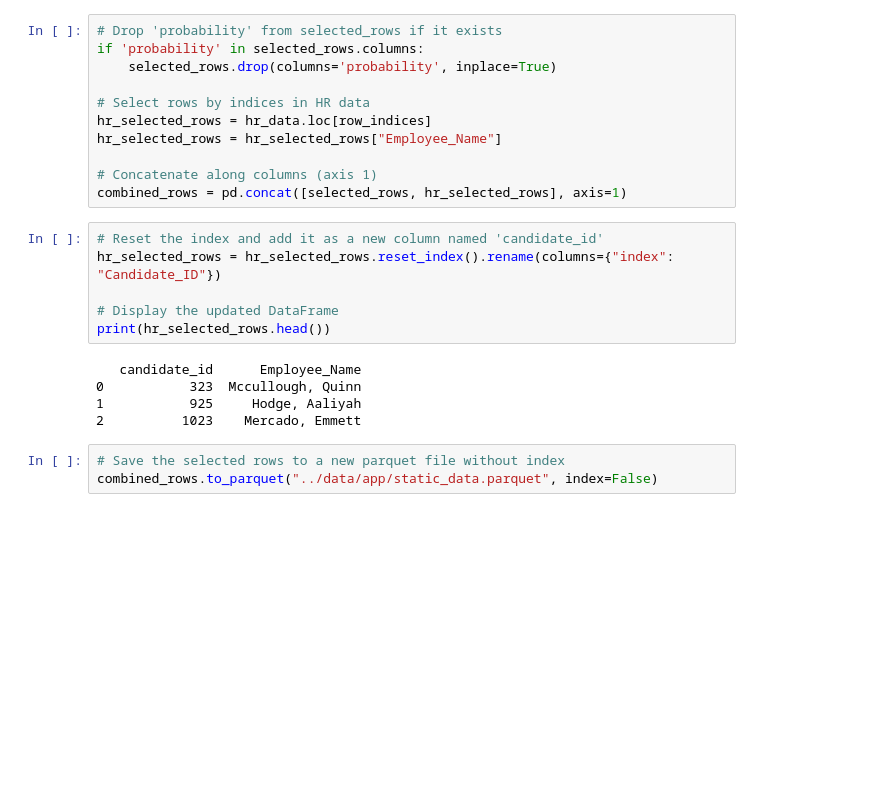
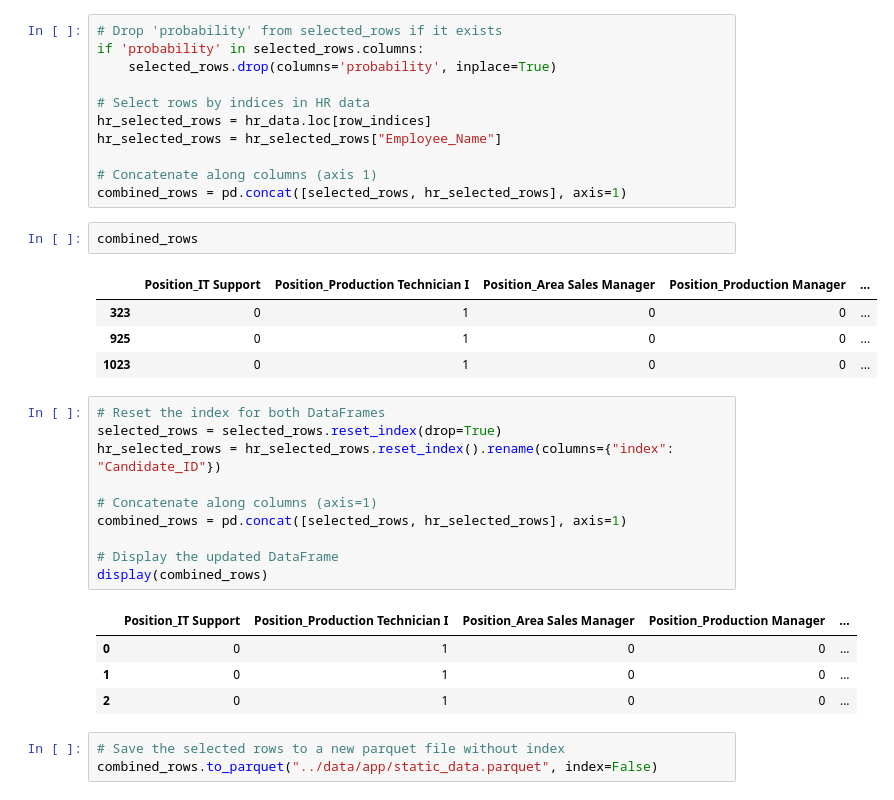
Before and after one commit to markuskuehnle/bias-fairness-mvp, a Jupyter notebook: notebooks/12_create_static_data_for_mvp.ipynb, the cells around one changed output. Cells and saved outputs as stored; diff of their text form; blank space fills up the shorter version.

```diff
--- a/notebooks/12_create_static_data_for_mvp.ipynb
+++ b/notebooks/12_create_static_data_for_mvp.ipynb
@@ -35,17 +35,28 @@ hr_selected_rows = hr_selected_rows["Employee_Name"]
 
 # Concatenate along columns (axis 1)
 combined_rows = pd.concat([selected_rows, hr_selected_rows], axis=1)
+# %%
+combined_rows
+# %% [output]
+|  | Position_IT Support | Position_Production Technician I | Position_Area Sales Manager | Position_Production Manager | ... |
+| 323 | 0 | 1 | 0 | 0 | ... |
+| 925 | 0 | 1 | 0 | 0 | ... |
+| 1023 | 0 | 1 | 0 | 0 | ... |
 # %%
-# Reset the index and add it as a new column named 'candidate_id'
+# Reset the index for both DataFrames
+selected_rows = selected_rows.reset_index(drop=True)
 hr_selected_rows = hr_selected_rows.reset_index().rename(columns={"index": "Candidate_ID"})
 
+# Concatenate along columns (axis=1)
+combined_rows = pd.concat([selected_rows, hr_selected_rows], axis=1)
+
 # Display the updated DataFrame
-print(hr_selected_rows.head())
+display(combined_rows)
 # %% [output]
-   candidate_id      Employee_Name
-0           323  Mccullough, Quinn
-1           925     Hodge, Aaliyah
-2          1023    Mercado, Emmett
+|  | Position_IT Support | Position_Production Technician I | Position_Area Sales Manager | Position_Production Manager | ... |
+| 0 | 0 | 1 | 0 | 0 | ... |
+| 1 | 0 | 1 | 0 | 0 | ... |
+| 2 | 0 | 1 | 0 | 0 | ... |
 # %%
 # Save the selected rows to a new parquet file without index
 combined_rows.to_parquet("../data/app/static_data.parquet", index=False)
```
Also changed, not shown: 15 other files.
